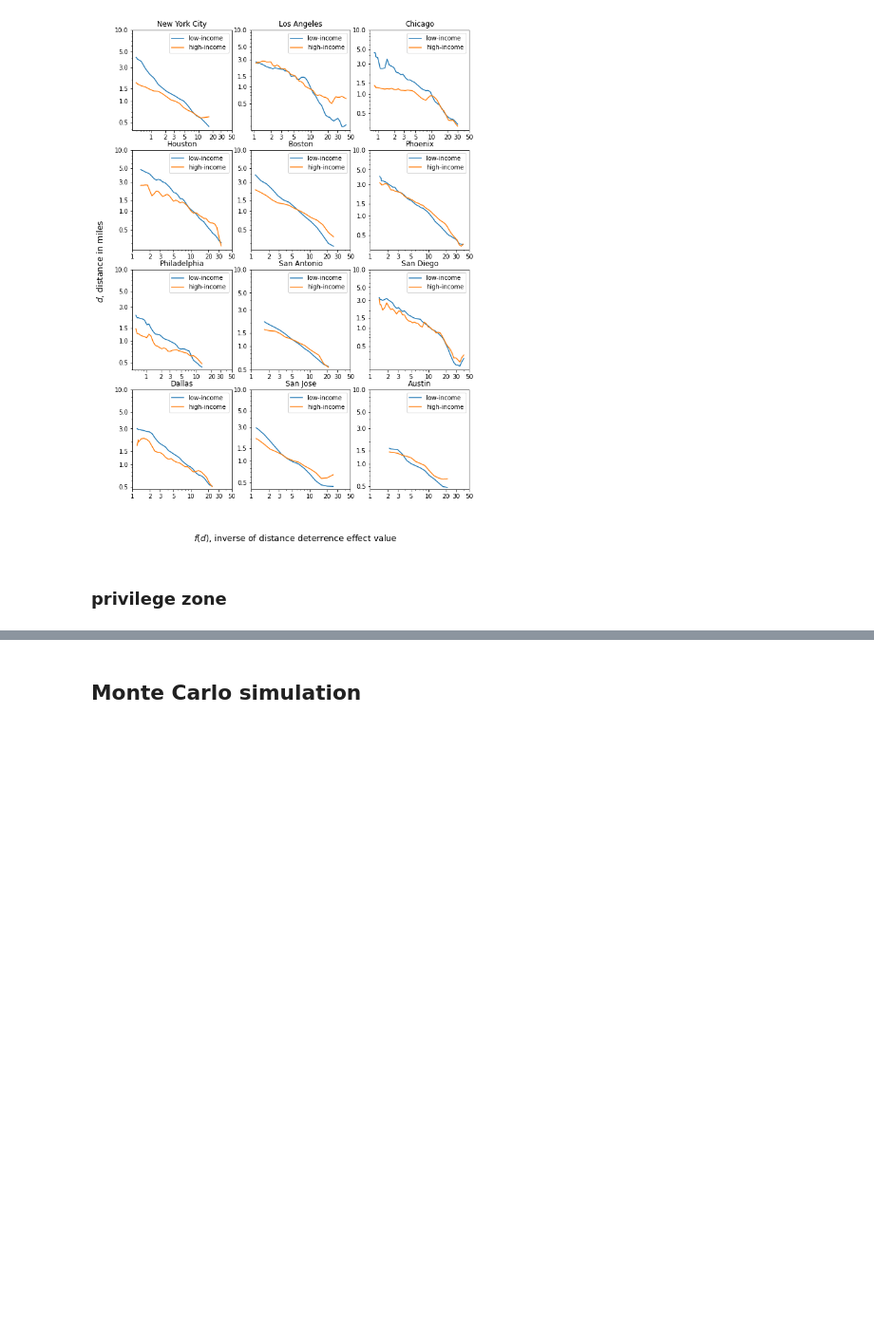
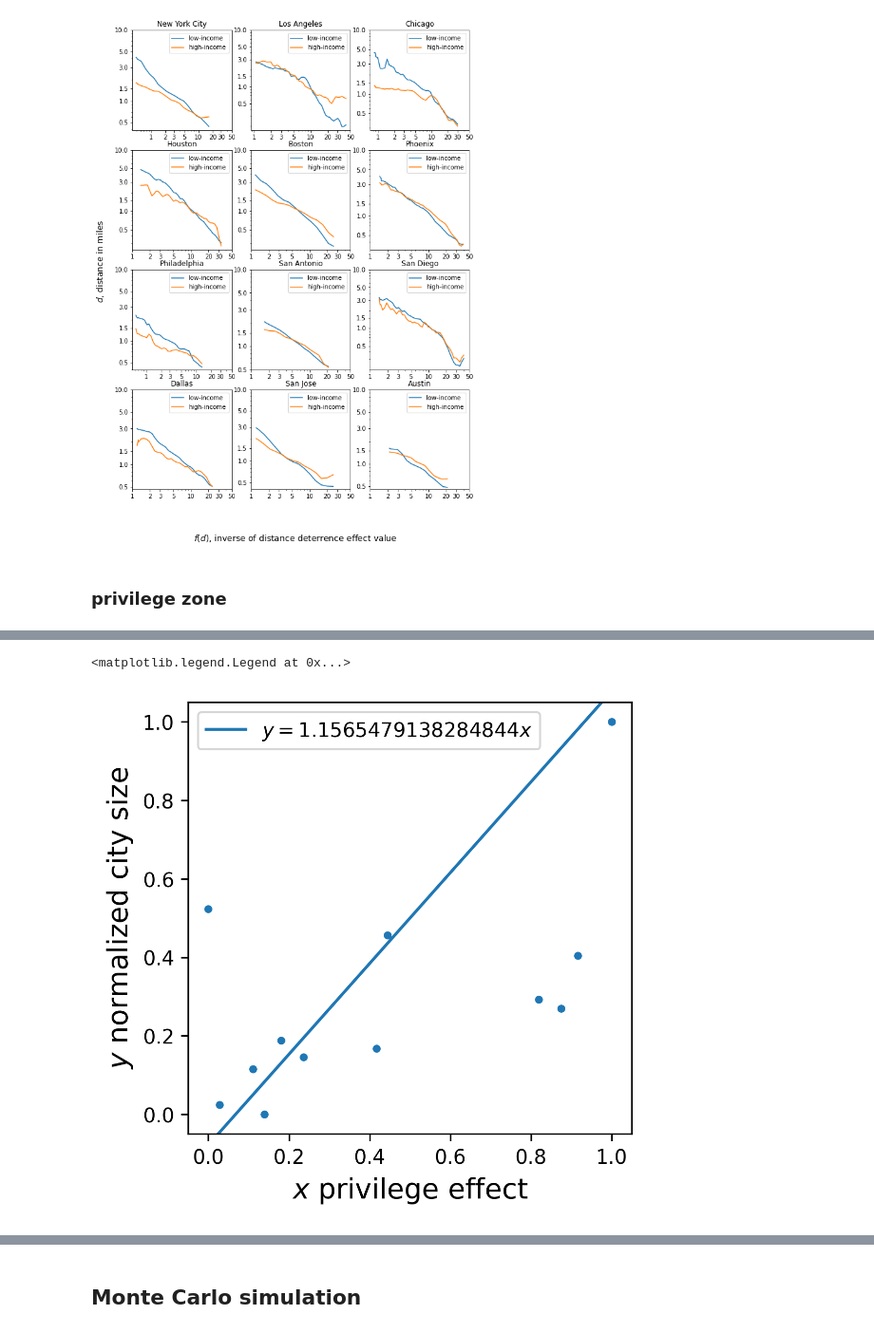
Before and after one commit to yuribogomolov/sttn, a Jupyter notebook: notebooks/f(d)_gravity_model-explain.ipynb, the cells around one changed output, grey strips where cells are left out. Shown at 95% size. Drawn from its saved outputs; the diff is of its cells as text; code cells hidden in the pictures; blank space fills up the shorter version.

```diff
--- a/notebooks/f(d)_gravity_model-explain.ipynb
+++ b/notebooks/f(d)_gravity_model-explain.ipynb
@@ -1170,0 +1085,14 @@ No artists with labels found to put in legend.  Note that artists whose label st
+# %%
+## population density
+population = {'New York City': 8379552,
+ 'Los Angeles': 9818605,
+ 'Chicago': 5275542,
+ 'Houston': 4092459,
+ 'Boston': 2407061,
+ 'Phoenix':3817117 ,
+ 'Philadelphia': 1526006,
+ 'San Antonio':1714773 ,
+ 'San Diego': 3323970,
+ 'Dallas':2368139 ,
+ 'San Jose':1924379 ,
+ 'Austin': 1024266}
@@ -1170,0 +1114,9 @@ No artists with labels found to put in legend.  Note that artists whose label st
+# %%
+scaler = MinMaxScaler()
+normdensity = scaler.fit_transform((np.array(list(size.values()))/np.array(list(population.values()))).reshape(-1,1))
+
+scaler = MinMaxScaler()
+normprivilegeCommutersRate = scaler.fit_transform(np.array(list(privilegeCommutersRate.values())).reshape(-1,1))
+
+fitmodel = sm.OLS(normprivilegeCommutersRate,normdensity).fit()
+fitmodel.summary()
@@ -1170,0 +1143,25 @@ No artists with labels found to put in legend.  Note that artists whose label st
+# %%
+from adjustText import adjust_text
+
+colors = ['#E16BBC','#51A8DD','#B9887D','#F17C67','#FFB11B','#ADA142',
+          '#91B493','#268785','#33A6B8','#8F77B5','#b28FCE','#91989F']
+
+fig, ax = plt.subplots(figsize=(4,4),dpi=300)
+
+i = 0
+
+plt.plot(normprivilegeCommutersRate,normdensity,'.')
+
+ax.set_xlabel('$x$ privilege effect',fontsize=14)
+ax.set_ylabel('$y$ normalized city size',fontsize=14)
+
+
+# plt.xlim([-0.02, 0.12])
+# plt.ylim([-0.2, 1.2])
+m = fitmodel.params[0]
+plt.axline(xy1=(0.5, 0.5), slope=m, label=f'$y = %sx$'%m)
+plt.legend()
+# plt.savefig('img/priviledge effect - public transit.png')
+# %% [output]
+<matplotlib.legend.Legend at 0x...>
+[figure, added]
```
Also changed, not shown: parts of 46 cells of this notebook.
